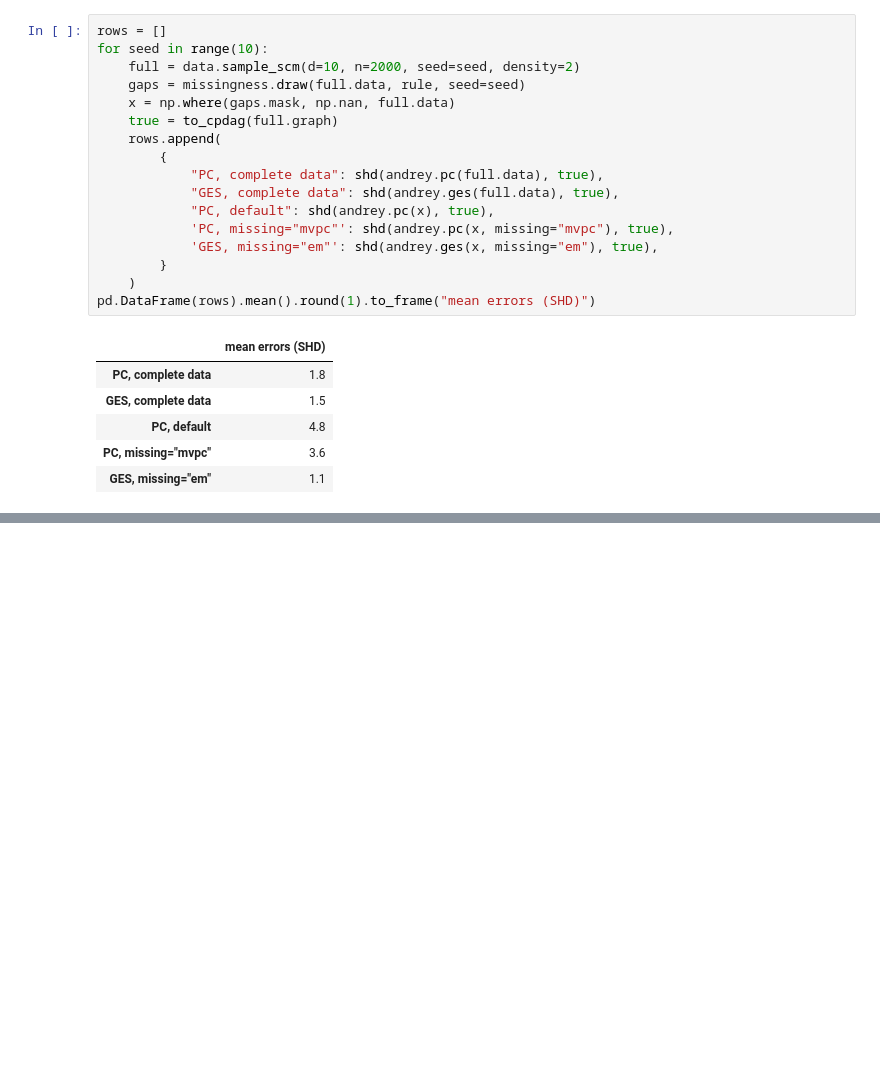
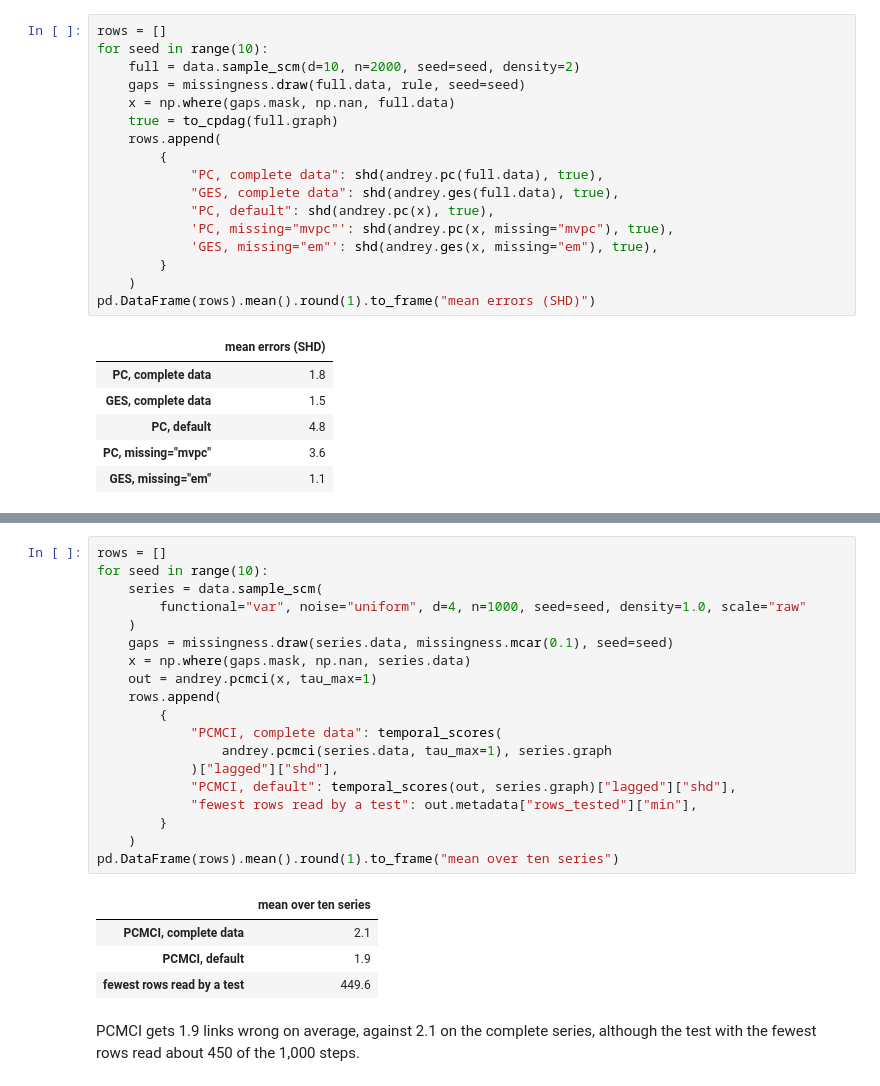
Before and after one commit to Abel-ai-lab/Andrey, a Jupyter notebook: examples/missing_values.ipynb, the cells around one changed output, grey strips where cells are left out. Saved outputs shown, nothing was run; the diff lists cells and outputs as text; blank space fills up the shorter version.

```diff
--- a/examples/missing_values.ipynb
+++ b/examples/missing_values.ipynb
@@ -164,0 +284,27 @@ give what we measured against reference implementations.
+# %%
+rows = []
+for seed in range(10):
+    series = data.sample_scm(
+        functional="var", noise="uniform", d=4, n=1000, seed=seed, density=1.0, scale="raw"
+    )
+    gaps = missingness.draw(series.data, missingness.mcar(0.1), seed=seed)
+    x = np.where(gaps.mask, np.nan, series.data)
+    out = andrey.pcmci(x, tau_max=1)
+    rows.append(
+        {
+            "PCMCI, complete data": temporal_scores(
+                andrey.pcmci(series.data, tau_max=1), series.graph
+            )["lagged"]["shd"],
+            "PCMCI, default": temporal_scores(out, series.graph)["lagged"]["shd"],
+            "fewest rows read by a test": out.metadata["rows_tested"]["min"],
+        }
+    )
+pd.DataFrame(rows).mean().round(1).to_frame("mean over ten series")
+# %% [output]
+|  | mean over ten series |
+| PCMCI, complete data | 2.1 |
+| PCMCI, default | 1.9 |
+| fewest rows read by a test | 449.6 |
+# %% [markdown]
+PCMCI gets 1.9 links wrong on average, against 2.1 on the complete series, although the test with
+the fewest rows read about 450 of the 1,000 steps.
```
Also changed, not shown: parts of 14 cells of this notebook, 15 other files.
